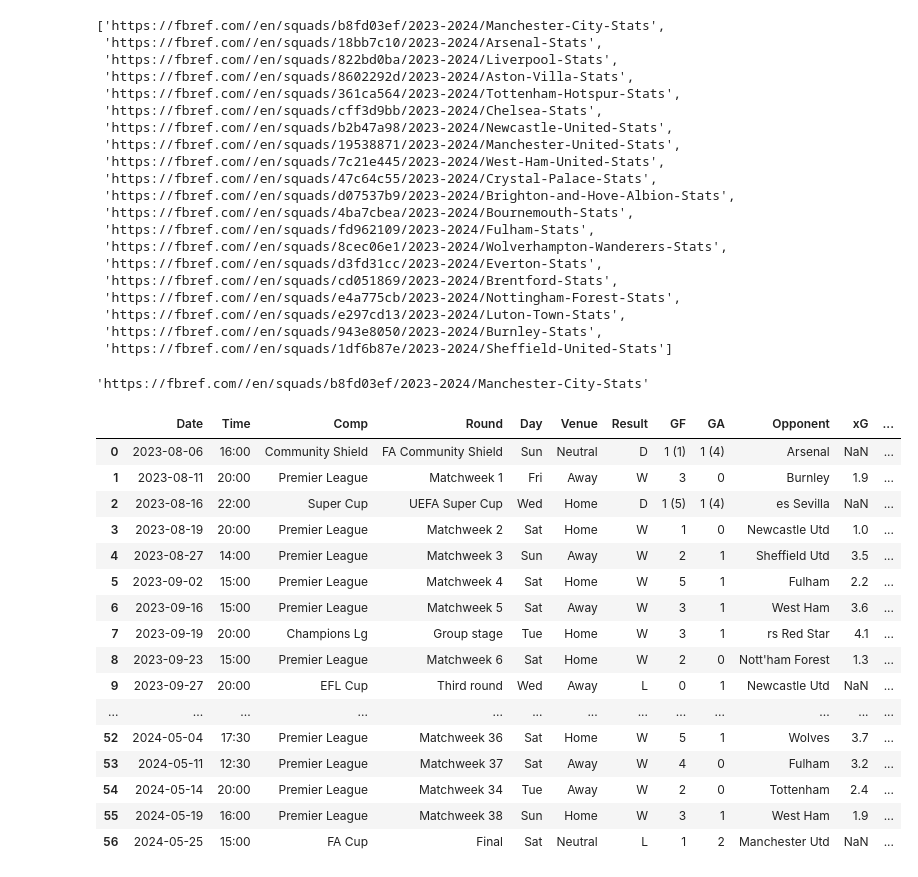
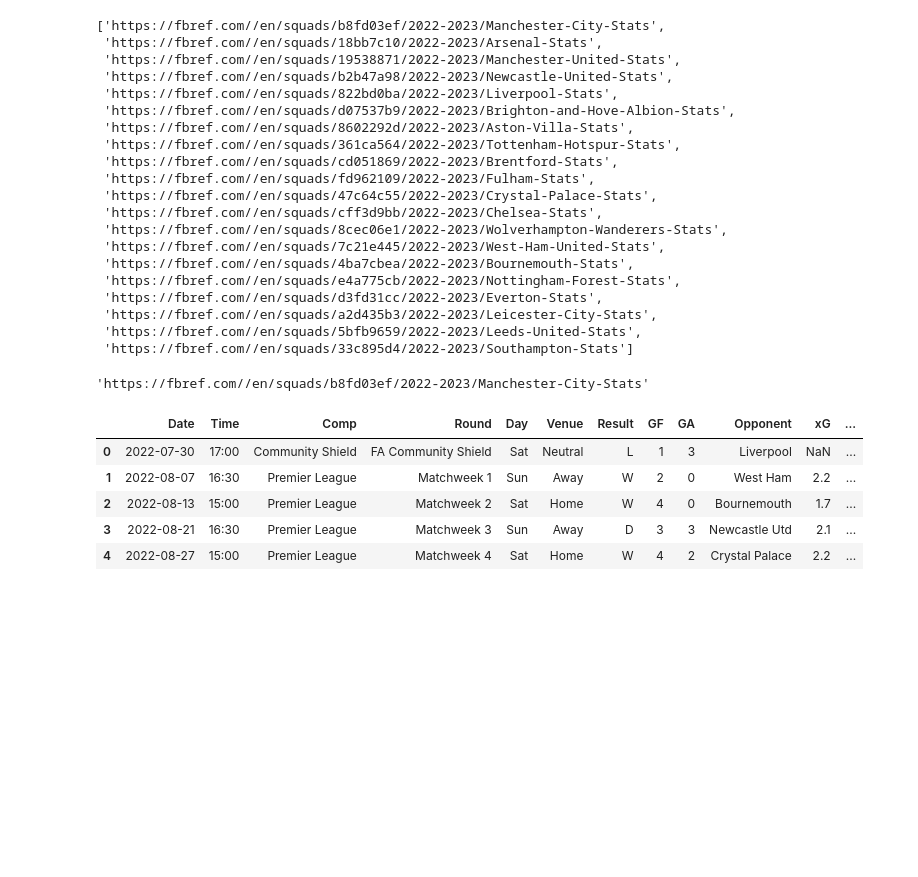
Before and after one commit to melwintjoshy/ML, a Jupyter notebook: webscraping/WebScraping-practice1.ipynb, the cells around one changed output. Saved outputs shown, nothing was run; the diff lists cells and outputs as text; code cells hidden in the pictures; blank space fills up the shorter version.

```diff
--- a/webscraping/WebScraping-practice1.ipynb
+++ b/webscraping/WebScraping-practice1.ipynb
@@ -2,5 +2,5 @@
 import pandas as pd
 import requests
 # %%
-standings_url = "https://fbref.com/en/comps/9/2023-2024/2023-2024-Premier-League-Stats"  #2023-24 season
-data = requests.get(standings_url).text
+standings_url = "https://fbref.com/en/comps/9/2022-2023/2022-2023-Premier-League-Stats"  #2022-23 season
+data = requests.get(standings_url)
@@ -7,7 +11,7 @@ data = requests.get(standings_url).text
 # %%
 from bs4 import BeautifulSoup
 # %%
-soup = BeautifulSoup(data)
+soup = BeautifulSoup(data.text)
 # %%
 standings_table = soup.select('table.stats_table')[0]   #css selector - classtype.name
 # %%
@@ -21,54 +25,43 @@ team_urls = [f"https://fbref.com/{l}" for l in links]
 # %%
 team_urls
 # %% [output]
-['https://fbref.com//en/squads/b8fd03ef/2023-2024/Manchester-City-Stats',
- 'https://fbref.com//en/squads/18bb7c10/2023-2024/Arsenal-Stats',
- 'https://fbref.com//en/squads/822bd0ba/2023-2024/Liverpool-Stats',
- 'https://fbref.com//en/squads/8602292d/2023-2024/Aston-Villa-Stats',
- 'https://fbref.com//en/squads/361ca564/2023-2024/Tottenham-Hotspur-Stats',
- 'https://fbref.com//en/squads/cff3d9bb/2023-2024/Chelsea-Stats',
- 'https://fbref.com//en/squads/b2b47a98/2023-2024/Newcastle-United-Stats',
- 'https://fbref.com//en/squads/19538871/2023-2024/Manchester-United-Stats',
- 'https://fbref.com//en/squads/7c21e445/2023-2024/West-Ham-United-Stats',
- 'https://fbref.com//en/squads/47c64c55/2023-2024/Crystal-Palace-Stats',
- 'https://fbref.com//en/squads/d07537b9/2023-2024/Brighton-and-Hove-Albion-Stats',
- 'https://fbref.com//en/squads/4ba7cbea/2023-2024/Bournemouth-Stats',
- 'https://fbref.com//en/squads/fd962109/2023-2024/Fulham-Stats',
- 'https://fbref.com//en/squads/8cec06e1/2023-2024/Wolverhampton-Wanderers-Stats',
- 'https://fbref.com//en/squads/d3fd31cc/2023-2024/Everton-Stats',
- 'https://fbref.com//en/squads/cd051869/2023-2024/Brentford-Stats',
- 'https://fbref.com//en/squads/e4a775cb/2023-2024/Nottingham-Forest-Stats',
- 'https://fbref.com//en/squads/e297cd13/2023-2024/Luton-Town-Stats',
- 'https://fbref.com//en/squads/943e8050/2023-2024/Burnley-Stats',
- 'https://fbref.com//en/squads/1df6b87e/2023-2024/Sheffield-United-Stats']
+['https://fbref.com//en/squads/b8fd03ef/2022-2023/Manchester-City-Stats',
+ 'https://fbref.com//en/squads/18bb7c10/2022-2023/Arsenal-Stats',
+ 'https://fbref.com//en/squads/19538871/2022-2023/Manchester-United-Stats',
+ 'https://fbref.com//en/squads/b2b47a98/2022-2023/Newcastle-United-Stats',
+ 'https://fbref.com//en/squads/822bd0ba/2022-2023/Liverpool-Stats',
+ 'https://fbref.com//en/squads/d07537b9/2022-2023/Brighton-and-Hove-Albion-Stats',
+ 'https://fbref.com//en/squads/8602292d/2022-2023/Aston-Villa-Stats',
+ 'https://fbref.com//en/squads/361ca564/2022-2023/Tottenham-Hotspur-Stats',
+ 'https://fbref.com//en/squads/cd051869/2022-2023/Brentford-Stats',
+ 'https://fbref.com//en/squads/fd962109/2022-2023/Fulham-Stats',
+ 'https://fbref.com//en/squads/47c64c55/2022-2023/Crystal-Palace-Stats',
+ 'https://fbref.com//en/squads/cff3d9bb/2022-2023/Chelsea-Stats',
+ 'https://fbref.com//en/squads/8cec06e1/2022-2023/Wolverhampton-Wanderers-Stats',
+ 'https://fbref.com//en/squads/7c21e445/2022-2023/West-Ham-United-Stats',
+ 'https://fbref.com//en/squads/4ba7cbea/2022-2023/Bournemouth-Stats',
+ 'https://fbref.com//en/squads/e4a775cb/2022-2023/Nottingham-Forest-Stats',
+ 'https://fbref.com//en/squads/d3fd31cc/2022-2023/Everton-Stats',
+ 'https://fbref.com//en/squads/a2d435b3/2022-2023/Leicester-City-Stats',
+ 'https://fbref.com//en/squads/5bfb9659/2022-2023/Leeds-United-Stats',
+ 'https://fbref.com//en/squads/33c895d4/2022-2023/Southampton-Stats']
 # %%
 team_url = team_urls[0]
 # %%
 team_url
 # %% [output]
-'https://fbref.com//en/squads/b8fd03ef/2023-2024/Manchester-City-Stats'
+'https://fbref.com//en/squads/b8fd03ef/2022-2023/Manchester-City-Stats'
 # %%
-data = requests.get(team_url).text
+data = requests.get(team_url)
 # %%
-matches = pd.read_html(data, match = 'Scores & Fixtures' )
+matches = pd.read_html(data.text, match = 'Scores & Fixtures' )
 # %%
-matches[0]
+matches[0].head()
 # %% [output]
 |  | Date | Time | Comp | Round | Day | Venue | Result | GF | GA | Opponent | xG | ... |
-| 0 | 2023-08-06 | 16:00 | Community Shield | FA Community Shield | Sun | Neutral | D | 1 (1) | 1 (4) | Arsenal | NaN | ... |
-| 1 | 2023-08-11 | 20:00 | Premier League | Matchweek 1 | Fri | Away | W | 3 | 0 | Burnley | 1.9 | ... |
-| 2 | 2023-08-16 | 22:00 | Super Cup | UEFA Super Cup | Wed | Home | D | 1 (5) | 1 (4) | es Sevilla | NaN | ... |
-| 3 | 2023-08-19 | 20:00 | Premier League | Matchweek 2 | Sat | Home | W | 1 | 0 | Newcastle Utd | 1.0 | ... |
-| 4 | 2023-08-27 | 14:00 | Premier League | Matchweek 3 | Sun | Away | W | 2 | 1 | Sheffield Utd | 3.5 | ... |
-| 5 | 2023-09-02 | 15:00 | Premier League | Matchweek 4 | Sat | Home | W | 5 | 1 | Fulham | 2.2 | ... |
-| 6 | 2023-09-16 | 15:00 | Premier League | Matchweek 5 | Sat | Away | W | 3 | 1 | West Ham | 3.6 | ... |
-| 7 | 2023-09-19 | 20:00 | Champions Lg | Group stage | Tue | Home | W | 3 | 1 | rs Red Star | 4.1 | ... |
-| 8 | 2023-09-23 | 15:00 | Premier League | Matchweek 6 | Sat | Home | W | 2 | 0 | Nott'ham Forest | 1.3 | ... |
-| 9 | 2023-09-27 | 20:00 | EFL Cup | Third round | Wed | Away | L | 0 | 1 | Newcastle Utd | NaN | ... |
-| ... | ... | ... | ... | ... | ... | ... | ... | ... | ... | ... | ... | ... |
-| 52 | 2024-05-04 | 17:30 | Premier League | Matchweek 36 | Sat | Home | W | 5 | 1 | Wolves | 3.7 | ... |
-| 53 | 2024-05-11 | 12:30 | Premier League | Matchweek 37 | Sat | Away | W | 4 | 0 | Fulham | 3.2 | ... |
-| 54 | 2024-05-14 | 20:00 | Premier League | Matchweek 34 | Tue | Away | W | 2 | 0 | Tottenham | 2.4 | ... |
-| 55 | 2024-05-19 | 16:00 | Premier League | Matchweek 38 | Sun | Home | W | 3 | 1 | West Ham | 1.9 | ... |
-| 56 | 2024-05-25 | 15:00 | FA Cup | Final | Sat | Neutral | L | 1 | 2 | Manchester Utd | NaN | ... |
+| 0 | 2022-07-30 | 17:00 | Community Shield | FA Community Shield | Sat | Neutral | L | 1 | 3 | Liverpool | NaN | ... |
+| 1 | 2022-08-07 | 16:30 | Premier League | Matchweek 1 | Sun | Away | W | 2 | 0 | West Ham | 2.2 | ... |
+| 2 | 2022-08-13 | 15:00 | Premier League | Matchweek 2 | Sat | Home | W | 4 | 0 | Bournemouth | 1.7 | ... |
+| 3 | 2022-08-21 | 16:30 | Premier League | Matchweek 3 | Sun | Away | D | 3 | 3 | Newcastle Utd | 2.1 | ... |
+| 4 | 2022-08-27 | 15:00 | Premier League | Matchweek 4 | Sat | Home | W | 4 | 2 | Crystal Palace | 2.2 | ... |
 # %%
```
Also changed, not shown: parts of 18 cells of this notebook.
